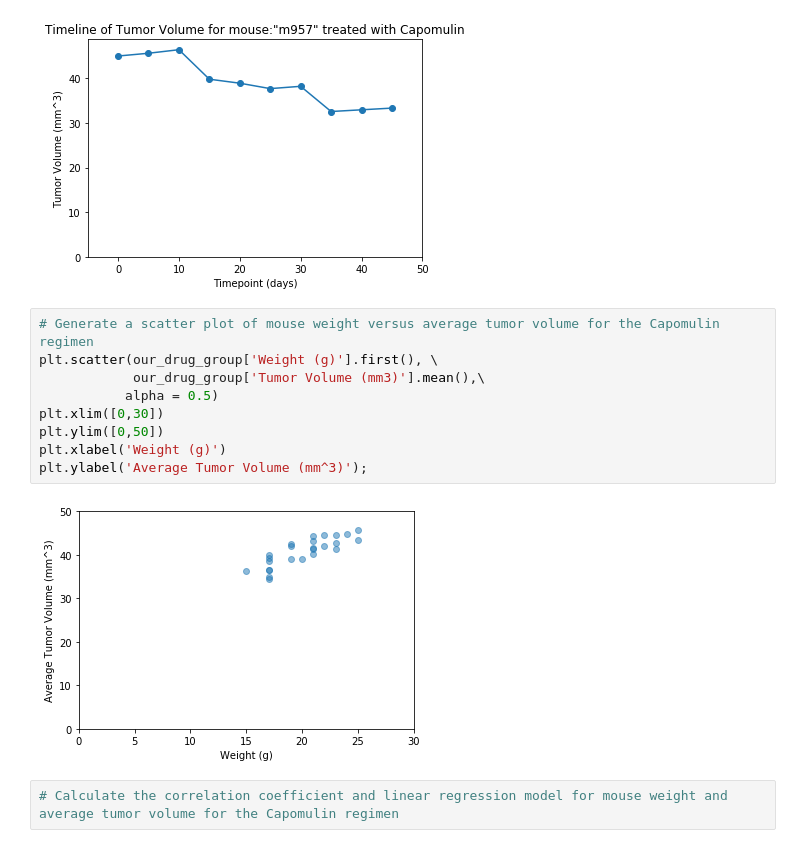
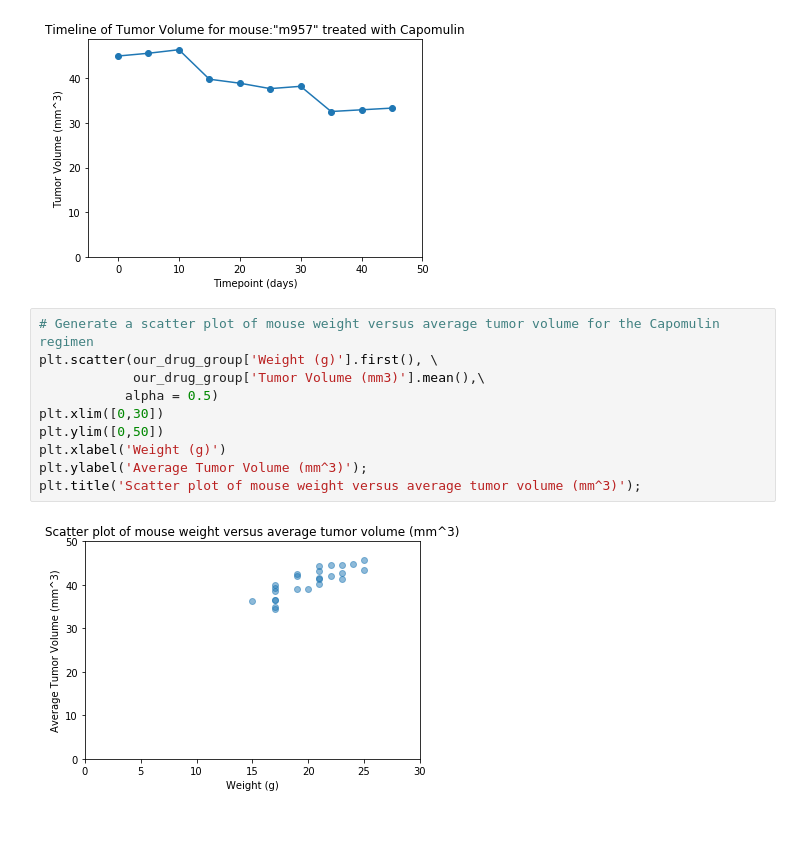
Before and after one commit to nqazimn/matplotlib-challenge, a Jupyter notebook: pymaceuticals_QAZINabeel_HW5.ipynb, the cells around one changed output. Cells and saved outputs as stored; diff of their text form.

Commit message:
updated plot titles

```diff
--- a/pymaceuticals_QAZINabeel_HW5.ipynb
+++ b/pymaceuticals_QAZINabeel_HW5.ipynb
@@ -232,14 +232,13 @@ plt.xlabel('Timepoint (days)');
 # %%
 # Generate a scatter plot of mouse weight versus average tumor volume for the Capomulin regimen
 plt.scatter(our_drug_group['Weight (g)'].first(), \
             our_drug_group['Tumor Volume (mm3)'].mean(),\
            alpha = 0.5)
 plt.xlim([0,30])
 plt.ylim([0,50])
 plt.xlabel('Weight (g)')
 plt.ylabel('Average Tumor Volume (mm^3)');
+plt.title('Scatter plot of mouse weight versus average tumor volume (mm^3)');
 # %% [output]
-[figure, old version]
+[figure, new version]
-# %%
-# Calculate the correlation coefficient and linear regression model for mouse weight and average tumor volume for the Capomulin regimen
 # %%
```
Also changed, not shown: parts of 2 cells of this notebook.
